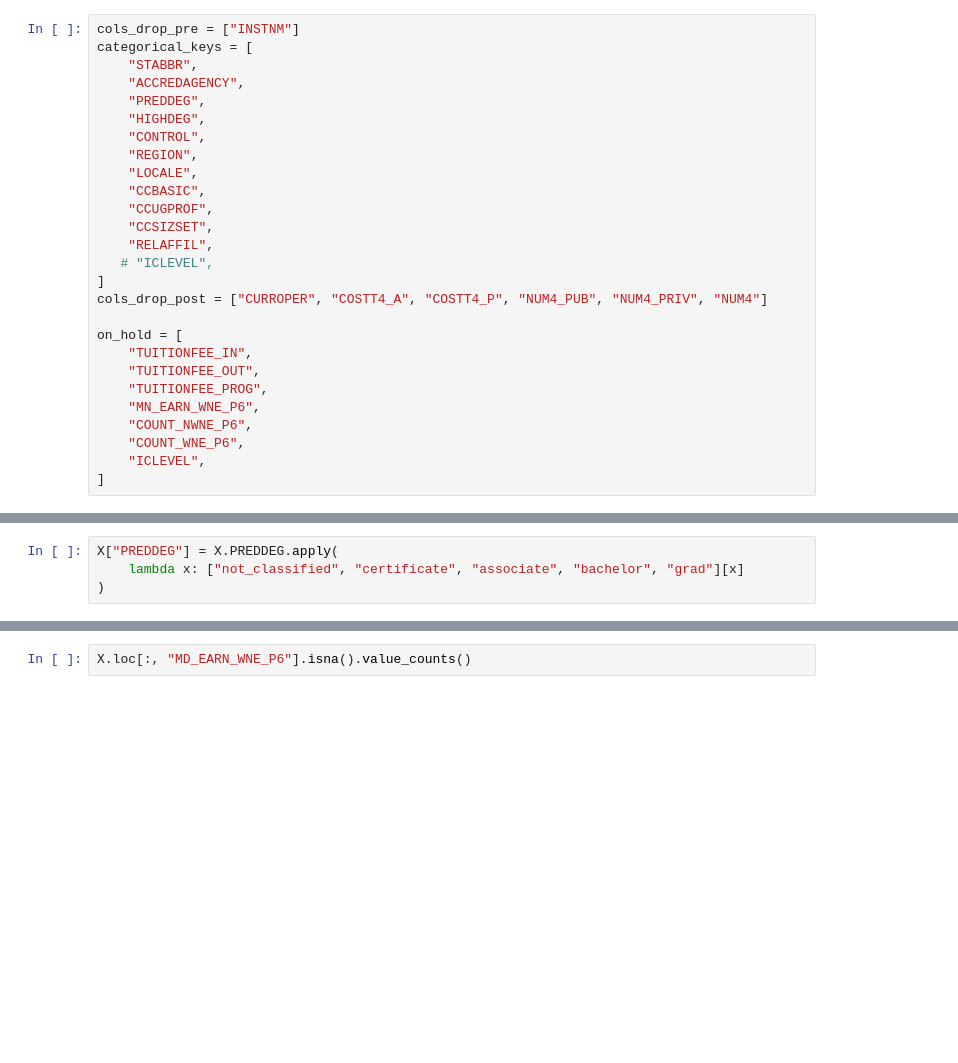
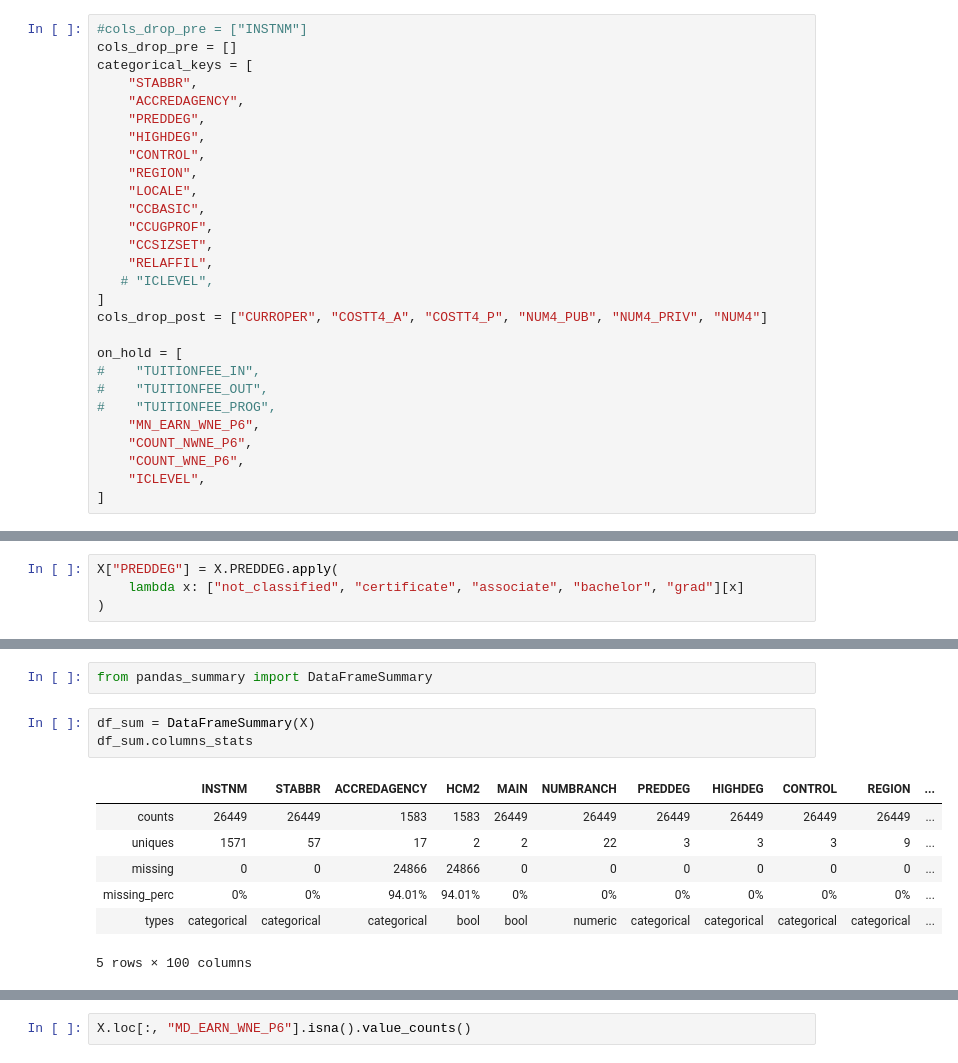
Before and after one commit to aidanclaffey/dsga-1001-college-scorecard, a Jupyter notebook: Initial Exploration.ipynb, the cells around one changed output, grey strips where cells are left out. Cells and saved outputs as stored; diff of their text form; blank space fills up the shorter version.

Commit message:
new cleaner data

```diff
--- a/Initial Exploration.ipynb
+++ b/Initial Exploration.ipynb
@@ -299,7 +323,8 @@ for row in df.query("YEAR==2017")[["INSTNM", *backfill_cols]].iterrows():
 for col in backfill_cols:
     df.loc[:, col] = df.apply(lambda x: backfill[x["INSTNM"]].get(col), axis=1)
 # %%
-cols_drop_pre = ["INSTNM"]
+#cols_drop_pre = ["INSTNM"]
+cols_drop_pre = []
 categorical_keys = [
     "STABBR",
     "ACCREDAGENCY",
@@ -317,9 +342,9 @@ categorical_keys = [
 cols_drop_post = ["CURROPER", "COSTT4_A", "COSTT4_P", "NUM4_PUB", "NUM4_PRIV", "NUM4"]
 
 on_hold = [
-    "TUITIONFEE_IN",
-    "TUITIONFEE_OUT",
-    "TUITIONFEE_PROG",
+#    "TUITIONFEE_IN",
+#    "TUITIONFEE_OUT",
+#    "TUITIONFEE_PROG",
     "MN_EARN_WNE_P6",
     "COUNT_NWNE_P6",
     "COUNT_WNE_P6",
@@ -378,0 +425,13 @@ X["PREDDEG"] = X.PREDDEG.apply(
+# %%
+from pandas_summary import DataFrameSummary
+# %%
+df_sum = DataFrameSummary(X)
+df_sum.columns_stats
+# %% [output]
+|  | INSTNM | STABBR | ACCREDAGENCY | HCM2 | MAIN | NUMBRANCH | PREDDEG | HIGHDEG | CONTROL | REGION | ... |
+| counts | 26449 | 26449 | 1583 | 1583 | 26449 | 26449 | 26449 | 26449 | 26449 | 26449 | ... |
+| uniques | 1571 | 57 | 17 | 2 | 2 | 22 | 3 | 3 | 3 | 9 | ... |
+| missing | 0 | 0 | 24866 | 24866 | 0 | 0 | 0 | 0 | 0 | 0 | ... |
+| missing_perc | 0% | 0% | 94.01% | 94.01% | 0% | 0% | 0% | 0% | 0% | 0% | ... |
+| types | categorical | categorical | categorical | bool | bool | numeric | categorical | categorical | categorical | categorical | ... |
+5 rows × 100 columns
```
Also changed, not shown: parts of 14 cells of this notebook, 2 other files.
